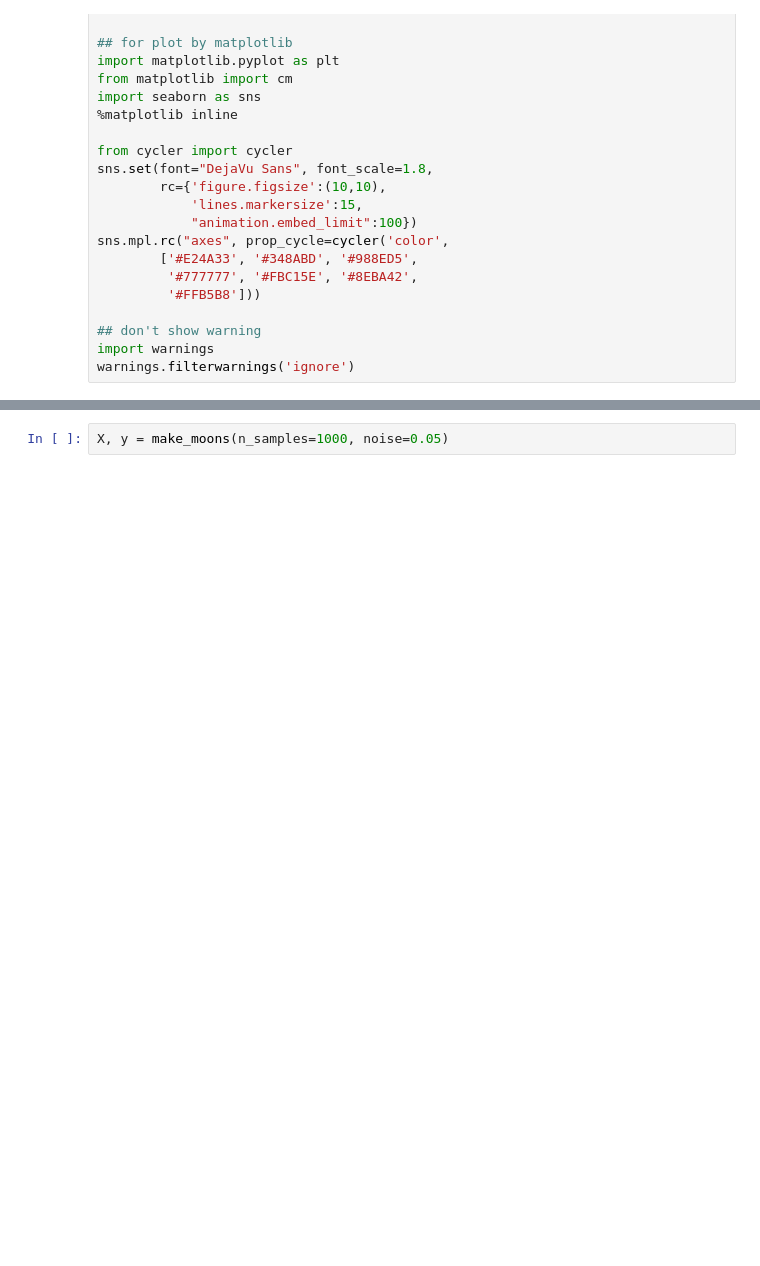
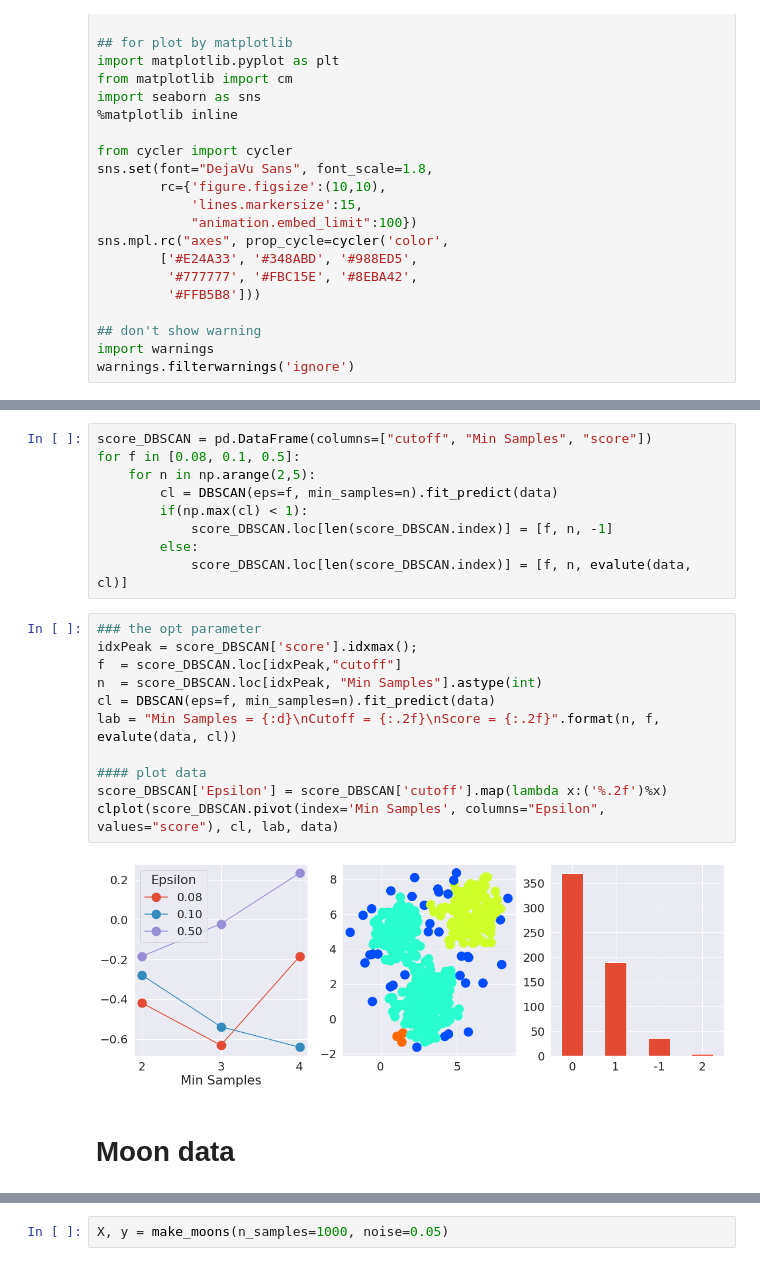
Before and after one commit to ghzuo/teslML, a Jupyter notebook: 31.Clustering.ipynb, the cells around one changed output, grey strips where cells are left out. Cells and saved outputs as stored; diff of their text form; blank space fills up the shorter version.

```diff
--- a/31.Clustering.ipynb
+++ b/31.Clustering.ipynb
@@ -34,0 +117,24 @@ from sklearn.cluster import
+# %%
+score_DBSCAN = pd.DataFrame(columns=["cutoff", "Min Samples", "score"])
+for f in [0.08, 0.1, 0.5]:
+    for n in np.arange(2,5):
+        cl = DBSCAN(eps=f, min_samples=n).fit_predict(data)
+        if(np.max(cl) < 1):
+            score_DBSCAN.loc[len(score_DBSCAN.index)] = [f, n, -1]
+        else:
+            score_DBSCAN.loc[len(score_DBSCAN.index)] = [f, n, evalute(data, cl)]
+# %%
+### the opt parameter
+idxPeak = score_DBSCAN['score'].idxmax();
+f  = score_DBSCAN.loc[idxPeak,"cutoff"]
+n  = score_DBSCAN.loc[idxPeak, "Min Samples"].astype(int)
+cl = DBSCAN(eps=f, min_samples=n).fit_predict(data)
+lab = "Min Samples = {:d}\nCutoff = {:.2f}\nScore = {:.2f}".format(n, f, evalute(data, cl))
+
+#### plot data
+score_DBSCAN['Epsilon'] = score_DBSCAN['cutoff'].map(lambda x:('%.2f')%x)
+clplot(score_DBSCAN.pivot(index='Min Samples', columns="Epsilon", values="score"), cl, lab, data)
+# %% [output]
+[figure, added]
+# %% [markdown]
+# Moon data
```
Also changed, not shown: parts of 26 cells of this notebook, 5 other files.
